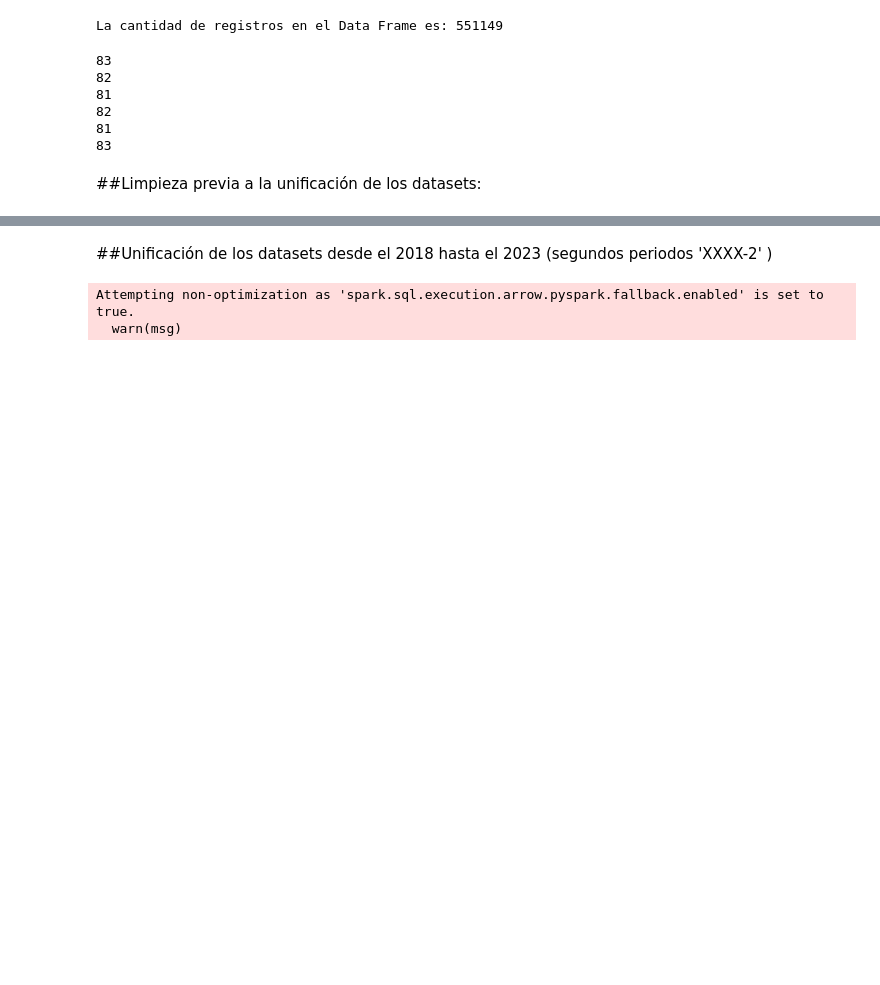
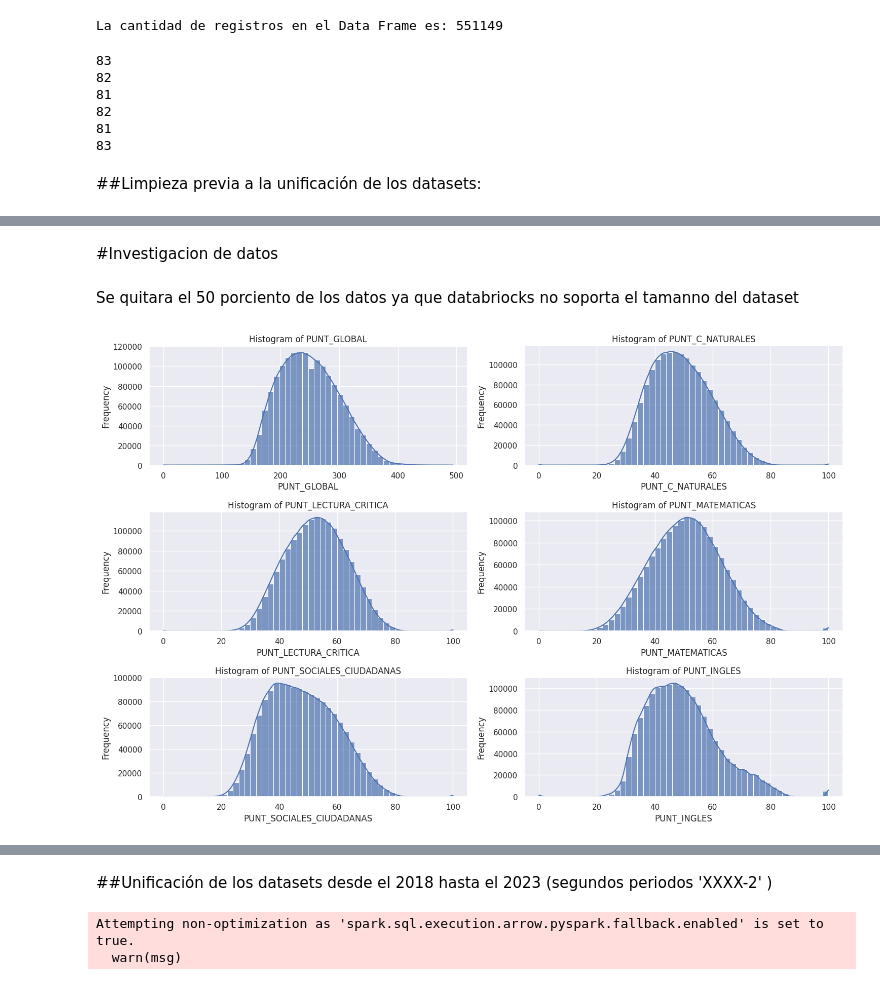
Before and after one commit to Betico1928/Parcial2---Procesamiento-de-Datos-a-Gran-Escala, a Jupyter notebook: Codigo/Parcial_2_Procesamiento_de_Datos_a_Gran_Escala.ipynb, the cells around one changed output, grey strips where cells are left out. Cells and saved outputs as stored; diff of their text form; code cells hidden in the pictures; blank space fills up the shorter version.

Commit message:
se aelanto el anlisis del dataset y se comenzo a entranr modelo s encesita usar cluster para mayor rendimiento

```diff
--- a/Codigo/Parcial_2_Procesamiento_de_Datos_a_Gran_Escala.ipynb
+++ b/Codigo/Parcial_2_Procesamiento_de_Datos_a_Gran_Escala.ipynb
@@ -403,0 +432,7 @@ i 5 5
+# %%
+#unificacion de los datos
+final_df = spark_dfs[0]
+for df in spark_dfs[1:]:
+  final_df = final_df.union(df)
+
+final_df.show()
@@ -403,0 +515,52 @@ i 5 5
+# %% [markdown]
+#Investigacion de datos
+# %% [markdown]
+Se quitara el 50 porciento de los datos ya que databriocks no soporta el tamanno del dataset
+# %%
+# borrar cuando haya mejor pc
+final_df,_ = final_df.randomSplit([0.5, 0.5], seed=42)
+# %%
+# borrar cuando haya mejor pc
+pDF = final_df.toPandas()
+# %%
+import seaborn as sns
+import matplotlib.pyplot as plt
+import pandas as pd
+
+# Assuming final_df is your PySpark DataFrame containing the specified variables
+
+# Convert PySpark DataFrame to pandas DataFrame
+
+
+# List of variables to create histograms for
+variables = ["PUNT_GLOBAL", "PUNT_C_NATURALES", "PUNT_LECTURA_CRITICA", "PUNT_MATEMATICAS", "PUNT_SOCIALES_CIUDADANAS", "PUNT_INGLES"]
+
+# Calculate number of rows and columns for subplots
+num_plots = len(variables)
+num_cols = 2
+num_rows = (num_plots + num_cols - 1) // num_cols
+
+# Create subplots
+fig, axes = plt.subplots(num_rows, num_cols, figsize=(15, 10))
+
+# Flatten axes for easier iteration
+axes = axes.flatten()
+
+# Create histograms
+for i, var in enumerate(variables):
+    sns.histplot(pDF[var], kde=True, alpha=0.7,bins=50, ax=axes[i])
+    axes[i].set_title(f'Histogram of {var}')
+    axes[i].set_xlabel(var)
+    axes[i].set_ylabel('Frequency')
+
+# Remove any unused subplots
+for j in range(num_plots, num_rows * num_cols):
+    fig.delaxes(axes[j])
+
+# Adjust layout
+plt.tight_layout()
+
+# Show the plot
+plt.show()
+# %% [output]
+[figure, added]
```
Also changed, not shown: parts of 38 cells of this notebook.
